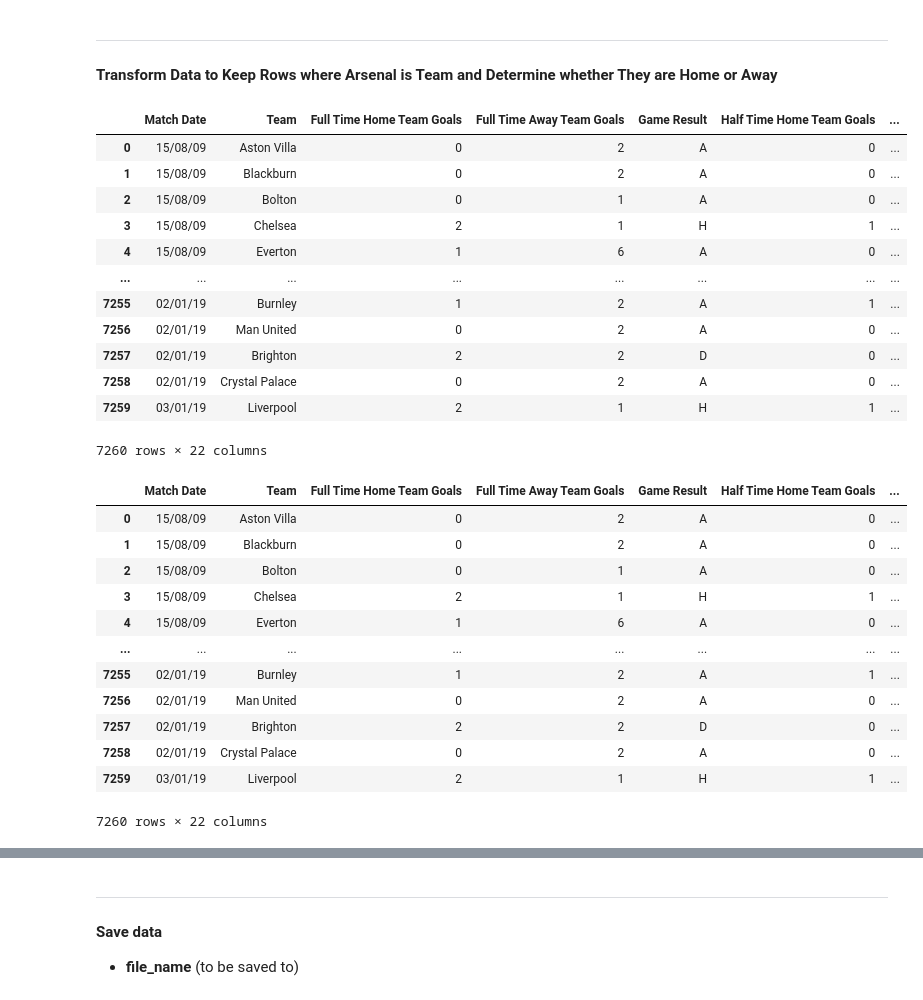
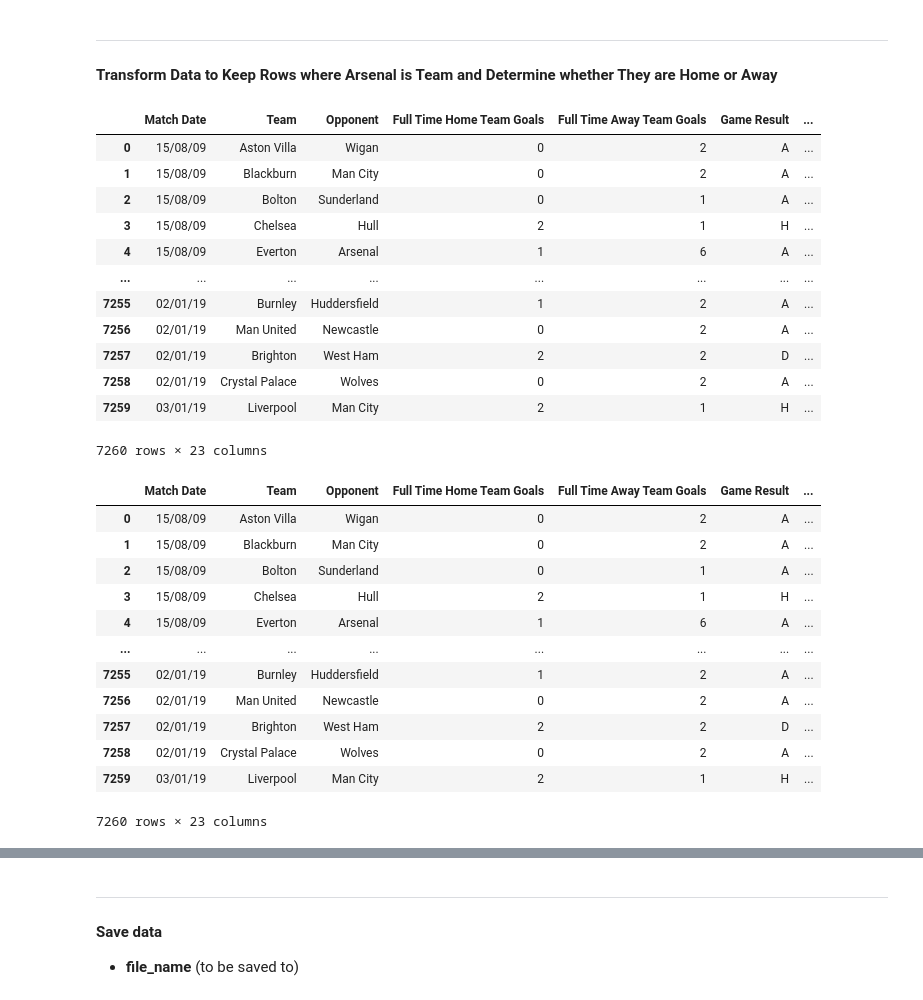
Before and after one commit to nataliebrown22/BAIS3140_final_project_repo, a Jupyter notebook: code/notebooks/01_BAIS3140_transforming_dataset.ipynb, the cells around one changed output, grey strips where cells are left out. Cells and saved outputs as stored; diff of their text form; code cells hidden in the pictures.

```diff
--- a/code/notebooks/01_BAIS3140_transforming_dataset.ipynb
+++ b/code/notebooks/01_BAIS3140_transforming_dataset.ipynb
@@ -44,34 +44,33 @@ soccer_df
 
 #### Transform Data to Keep Rows where Arsenal is Team and Determine whether They are Home or Away
 # %%
-# Melt the DataFrame to create a single 'Team' column and 'Home/Away' indicator
-home_df = soccer_df.rename(columns={'Home Team': 'Team'})
+# Create a DataFrame for home games with 'Opponent' column
+home_df = soccer_df.rename(columns={'Home Team': 'Team', 'Away Team': 'Opponent'})
 home_df['Home/Away'] = 'Home'
 
-away_df = soccer_df.rename(columns={'Away Team': 'Team'})
+# Create a DataFrame for away games with 'Opponent' column
+away_df = soccer_df.rename(columns={'Away Team': 'Team', 'Home Team': 'Opponent'})
 away_df['Home/Away'] = 'Away'
 
 # Combine the dataframes
 melted_df = pd.concat([home_df, away_df], ignore_index=True)
 
-melted_df=melted_df.drop(columns=['Away Team','Home Team'])
-
-# review
+# Review the result
 melted_df
 # %% [output]
-|  | Match Date | Team | Full Time Home Team Goals | Full Time Away Team Goals | Game Result | Half Time Home Team Goals | ... |
-| 0 | 15/08/09 | Aston Villa | 0 | 2 | A | 0 | ... |
-| 1 | 15/08/09 | Blackburn | 0 | 2 | A | 0 | ... |
-| 2 | 15/08/09 | Bolton | 0 | 1 | A | 0 | ... |
-| 3 | 15/08/09 | Chelsea | 2 | 1 | H | 1 | ... |
-| 4 | 15/08/09 | Everton | 1 | 6 | A | 0 | ... |
+|  | Match Date | Team | Opponent | Full Time Home Team Goals | Full Time Away Team Goals | Game Result | ... |
+| 0 | 15/08/09 | Aston Villa | Wigan | 0 | 2 | A | ... |
+| 1 | 15/08/09 | Blackburn | Man City | 0 | 2 | A | ... |
+| 2 | 15/08/09 | Bolton | Sunderland | 0 | 1 | A | ... |
+| 3 | 15/08/09 | Chelsea | Hull | 2 | 1 | H | ... |
+| 4 | 15/08/09 | Everton | Arsenal | 1 | 6 | A | ... |
 | ... | ... | ... | ... | ... | ... | ... | ... |
-| 7255 | 02/01/19 | Burnley | 1 | 2 | A | 1 | ... |
-| 7256 | 02/01/19 | Man United | 0 | 2 | A | 0 | ... |
-| 7257 | 02/01/19 | Brighton | 2 | 2 | D | 0 | ... |
-| 7258 | 02/01/19 | Crystal Palace | 0 | 2 | A | 0 | ... |
-| 7259 | 03/01/19 | Liverpool | 2 | 1 | H | 1 | ... |
+| 7255 | 02/01/19 | Burnley | Huddersfield | 1 | 2 | A | ... |
+| 7256 | 02/01/19 | Man United | Newcastle | 0 | 2 | A | ... |
+| 7257 | 02/01/19 | Brighton | West Ham | 2 | 2 | D | ... |
+| 7258 | 02/01/19 | Crystal Palace | Wolves | 0 | 2 | A | ... |
+| 7259 | 03/01/19 | Liverpool | Man City | 2 | 1 | H | ... |
-7260 rows × 22 columns
+7260 rows × 23 columns
 # %%
 # rename half time result to ahead, behind, tied
 def calculate_half_time_result(row):
@@ -94,19 +93,19 @@ melted_df['Half Time Result']=melted_df.apply(calculate_half_time_result, axis=1
 
 melted_df
 # %% [output]
-|  | Match Date | Team | Full Time Home Team Goals | Full Time Away Team Goals | Game Result | Half Time Home Team Goals | ... |
-| 0 | 15/08/09 | Aston Villa | 0 | 2 | A | 0 | ... |
-| 1 | 15/08/09 | Blackburn | 0 | 2 | A | 0 | ... |
-| 2 | 15/08/09 | Bolton | 0 | 1 | A | 0 | ... |
-| 3 | 15/08/09 | Chelsea | 2 | 1 | H | 1 | ... |
-| 4 | 15/08/09 | Everton | 1 | 6 | A | 0 | ... |
+|  | Match Date | Team | Opponent | Full Time Home Team Goals | Full Time Away Team Goals | Game Result | ... |
+| 0 | 15/08/09 | Aston Villa | Wigan | 0 | 2 | A | ... |
+| 1 | 15/08/09 | Blackburn | Man City | 0 | 2 | A | ... |
+| 2 | 15/08/09 | Bolton | Sunderland | 0 | 1 | A | ... |
+| 3 | 15/08/09 | Chelsea | Hull | 2 | 1 | H | ... |
+| 4 | 15/08/09 | Everton | Arsenal | 1 | 6 | A | ... |
 | ... | ... | ... | ... | ... | ... | ... | ... |
-| 7255 | 02/01/19 | Burnley | 1 | 2 | A | 1 | ... |
-| 7256 | 02/01/19 | Man United | 0 | 2 | A | 0 | ... |
-| 7257 | 02/01/19 | Brighton | 2 | 2 | D | 0 | ... |
-| 7258 | 02/01/19 | Crystal Palace | 0 | 2 | A | 0 | ... |
-| 7259 | 03/01/19 | Liverpool | 2 | 1 | H | 1 | ... |
+| 7255 | 02/01/19 | Burnley | Huddersfield | 1 | 2 | A | ... |
+| 7256 | 02/01/19 | Man United | Newcastle | 0 | 2 | A | ... |
+| 7257 | 02/01/19 | Brighton | West Ham | 2 | 2 | D | ... |
+| 7258 | 02/01/19 | Crystal Palace | Wolves | 0 | 2 | A | ... |
+| 7259 | 03/01/19 | Liverpool | Man City | 2 | 1 | H | ... |
-7260 rows × 22 columns
+7260 rows × 23 columns
 # %%
 # do the same for the match result
 def calculate_half_time_result(row):
```
Also changed, not shown: parts of 4 cells of this notebook, 4 other files.
